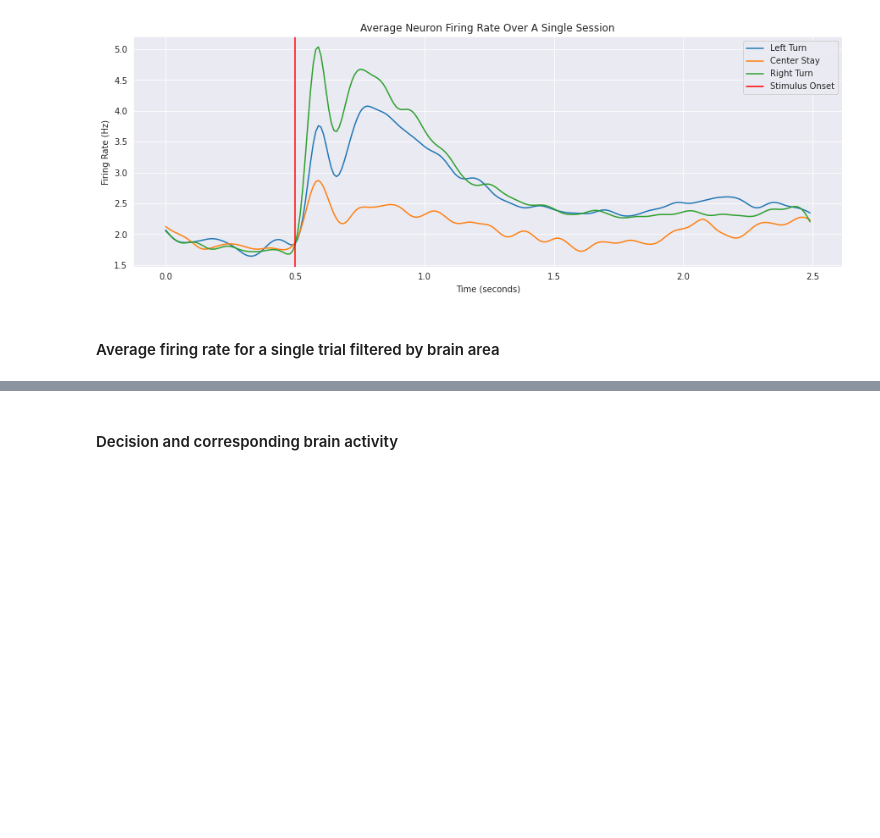
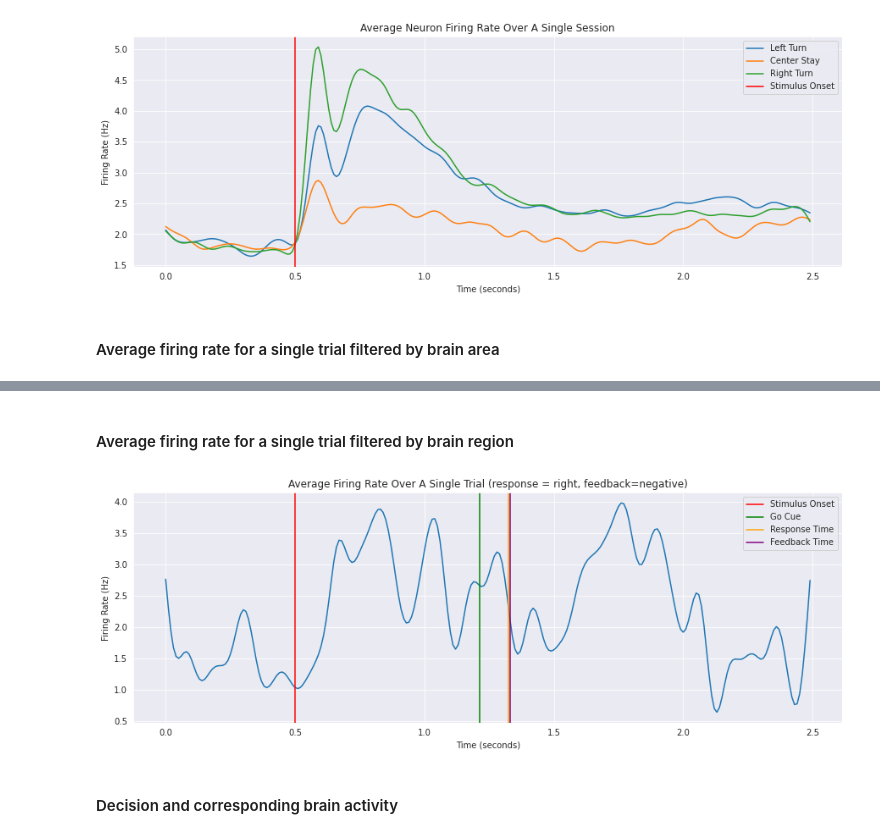
Before and after one commit to theairbend3r/spiking-brains, a Jupyter notebook: 02_phenomena_analysis.ipynb, the cells around one changed output, grey strips where cells are left out. Cells and saved outputs as stored; diff of their text form; code cells hidden in the pictures; blank space fills up the shorter version.

```diff
--- a/02_phenomena_analysis.ipynb
+++ b/02_phenomena_analysis.ipynb
@@ -187,3 +190,18 @@ plot_firing_rate(session_spikes_arr=single_trial_brain_area_arr,
+# %% [markdown]
+#### Average firing rate for a single trial filtered by brain region
+# %%
+single_trial_brain_region_arr = filter_neurons_by_brain_region(session_data = all_data[11],
+                                                               brain_regions = ["visual_cortex"],
+                                                               trial_id=34
+                                                              )
+
+plot_firing_rate(spikes_arr=single_trial_brain_region_arr,
+                 session_data=all_data[11],
+                 granularity="trial",
+                 smooth=True,
+                 trial_id=34)
+# %% [output]
+[figure, added]
 # %%
 tsne = TSNE(n_components=2)
 tsne_result = tsne.fit_transform(session_data["spks"][:, 0, :].T)
```
Also changed, not shown: parts of 6 cells of this notebook, 2 other files.
